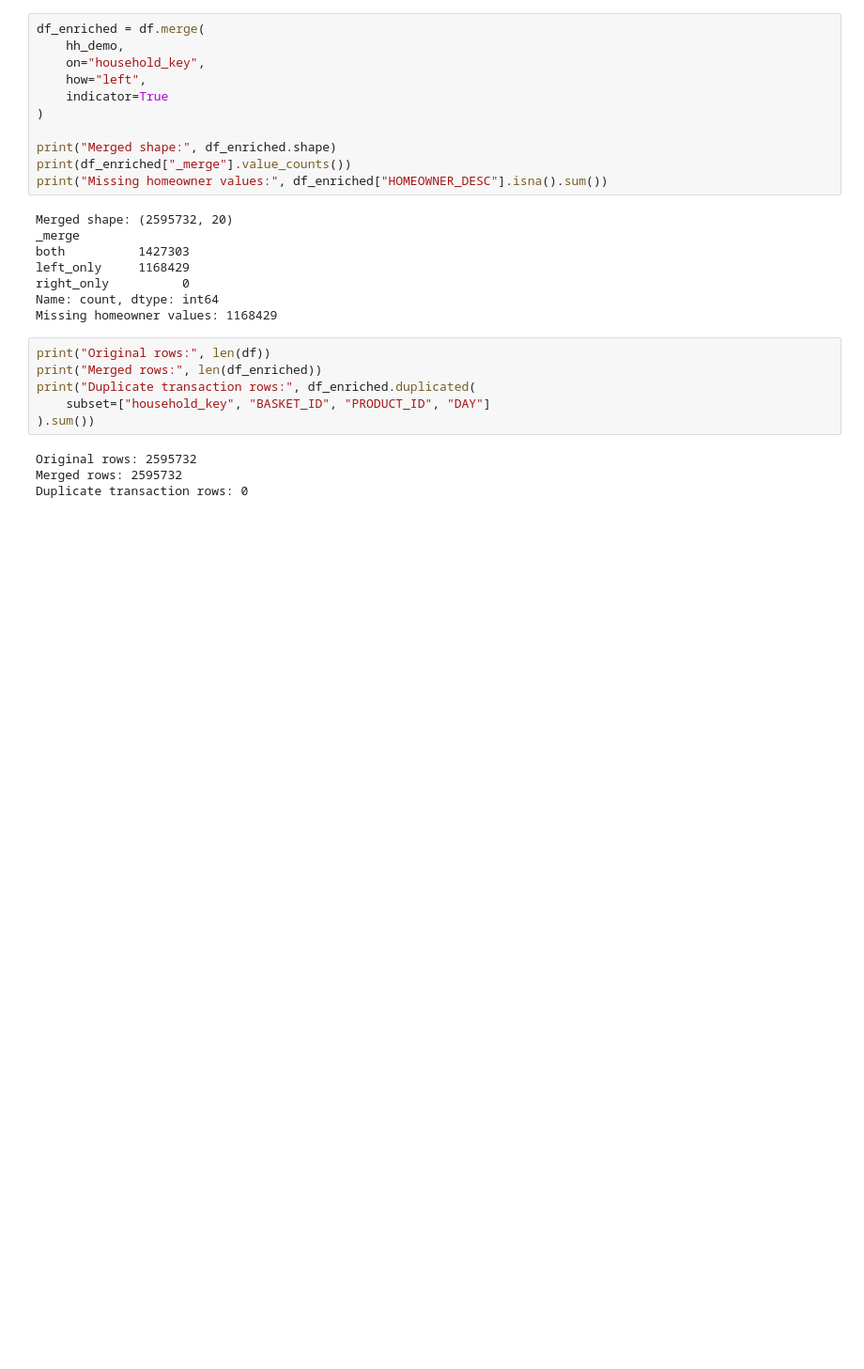
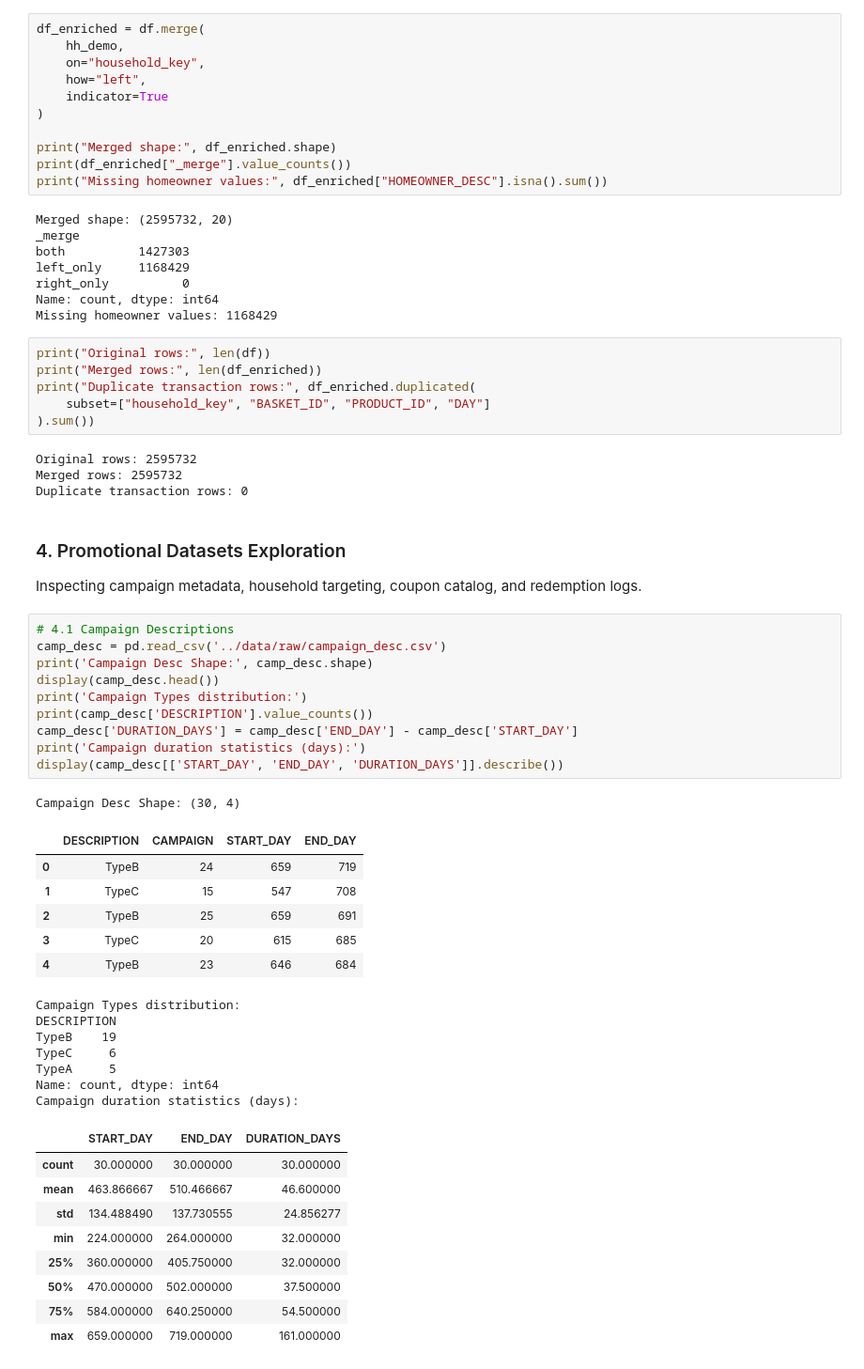
Before and after one commit to anshikagknp/retail-customer-product-and-promotion-intelligence, a Jupyter notebook: notebooks/01_data_understanding.ipynb, the cells around one changed output. Shown at 94% size. Cells and saved outputs as stored; diff of their text form; blank space fills up the shorter version.

Commit message:
Update data understanding and referential integrity analysis

```diff
--- a/notebooks/01_data_understanding.ipynb
+++ b/notebooks/01_data_understanding.ipynb
@@ -766,3 +766,41 @@ print("Duplicate transaction rows:", df_enriched.duplicated(
 Original rows: 2595732
 Merged rows: 2595732
 Duplicate transaction rows: 0
+# %% [markdown]
+### 4. Promotional Datasets Exploration
+
+Inspecting campaign metadata, household targeting, coupon catalog, and redemption logs.
+# %%
+# 4.1 Campaign Descriptions
+camp_desc = pd.read_csv('../data/raw/campaign_desc.csv')
+print('Campaign Desc Shape:', camp_desc.shape)
+display(camp_desc.head())
+print('Campaign Types distribution:')
+print(camp_desc['DESCRIPTION'].value_counts())
+camp_desc['DURATION_DAYS'] = camp_desc['END_DAY'] - camp_desc['START_DAY']
+print('Campaign duration statistics (days):')
+display(camp_desc[['START_DAY', 'END_DAY', 'DURATION_DAYS']].describe())
+# %% [output]
+Campaign Desc Shape: (30, 4)
+|  | DESCRIPTION | CAMPAIGN | START_DAY | END_DAY |
+| 0 | TypeB | 24 | 659 | 719 |
+| 1 | TypeC | 15 | 547 | 708 |
+| 2 | TypeB | 25 | 659 | 691 |
+| 3 | TypeC | 20 | 615 | 685 |
+| 4 | TypeB | 23 | 646 | 684 |
+Campaign Types distribution:
+DESCRIPTION
+TypeB    19
+TypeC     6
+TypeA     5
+Name: count, dtype: int64
+Campaign duration statistics (days):
+|  | START_DAY | END_DAY | DURATION_DAYS |
+| count | 30.000000 | 30.000000 | 30.000000 |
+| mean | 463.866667 | 510.466667 | 46.600000 |
+| std | 134.488490 | 137.730555 | 24.856277 |
+| min | 224.000000 | 264.000000 | 32.000000 |
+| 25% | 360.000000 | 405.750000 | 32.000000 |
+| 50% | 470.000000 | 502.000000 | 37.500000 |
+| 75% | 584.000000 | 640.250000 | 54.500000 |
+| max | 659.000000 | 719.000000 | 161.000000 |
```
Also changed, not shown: parts of 6 cells of this notebook.
